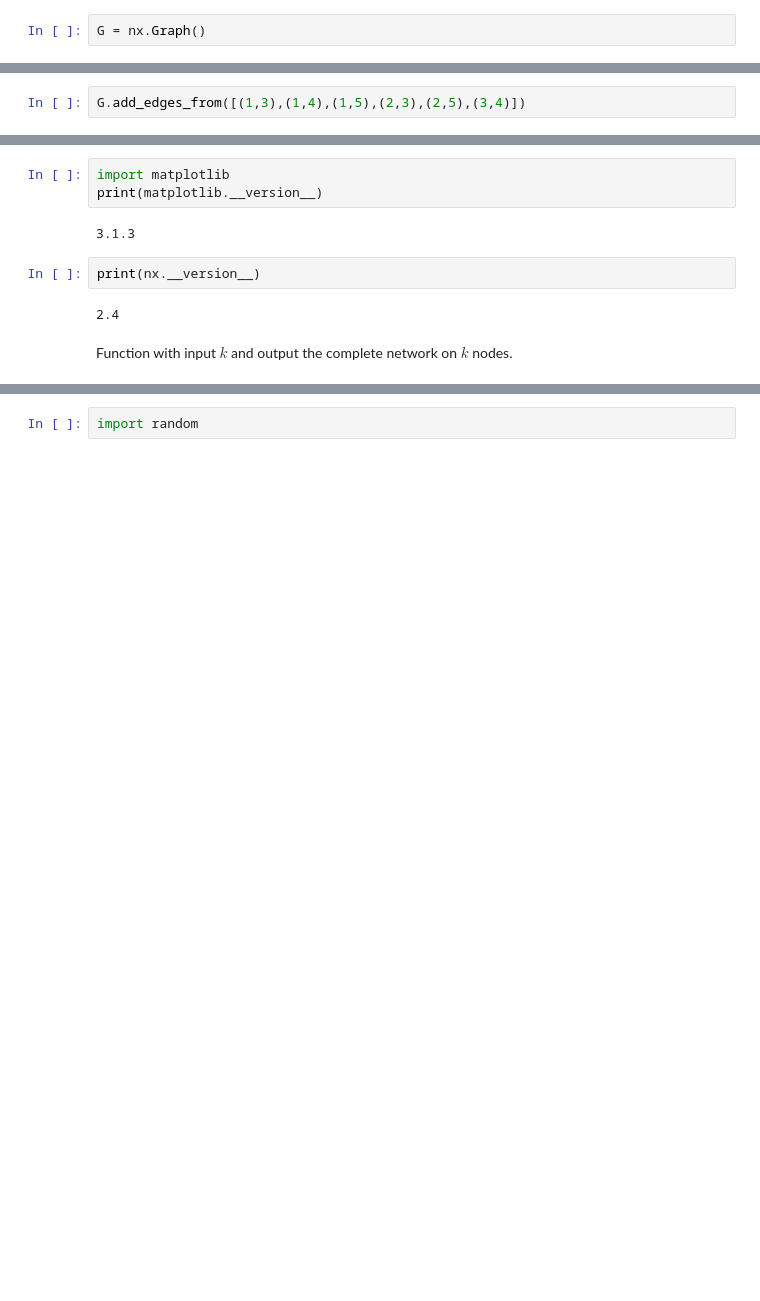
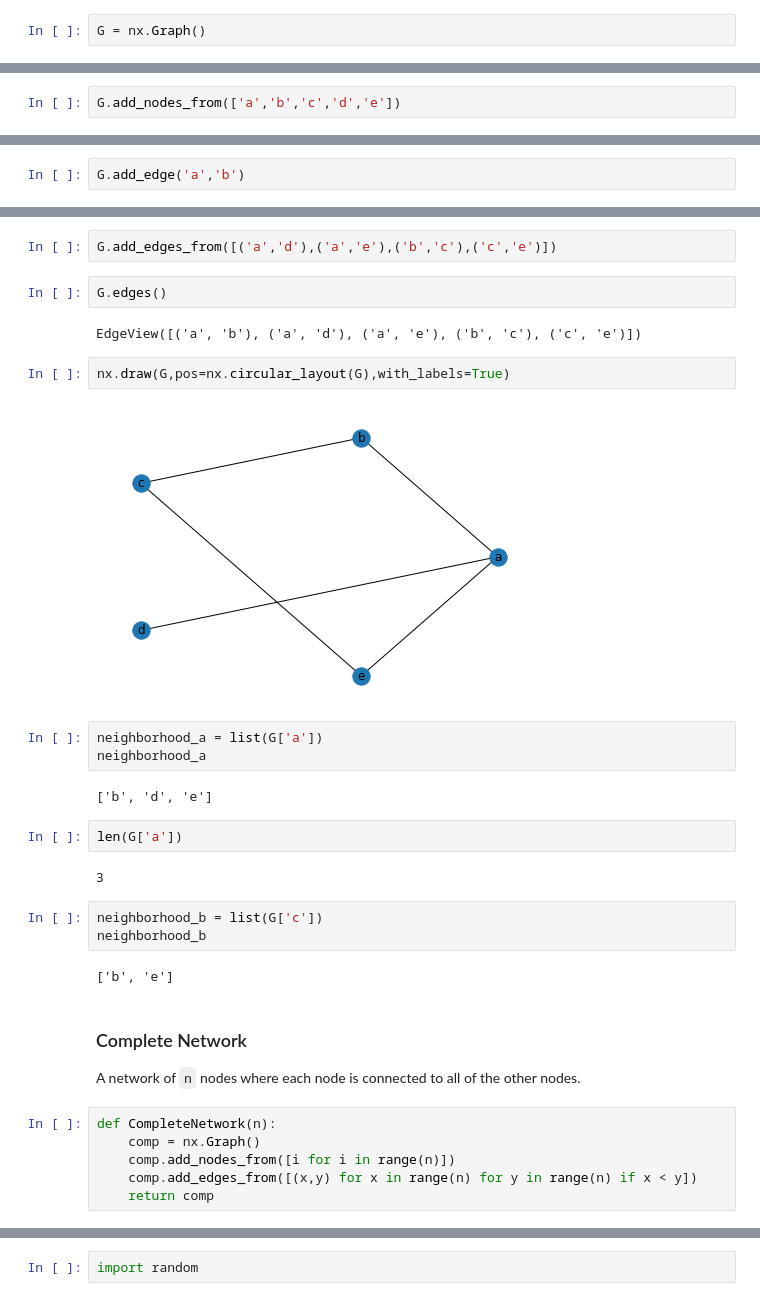
Before and after one commit to rahollis/rahollis.github.io, a Jupyter notebook: _static/week9_in_class.ipynb, the cells around one changed output, grey strips where cells are left out. Saved outputs shown, nothing was run; the diff lists cells and outputs as text; blank space fills up the shorter version.

```diff
--- a/_static/week9_in_class.ipynb
+++ b/_static/week9_in_class.ipynb
@@ -13,2 +26,0 @@ G.add_nodes_from([1,2,3,4,5])
-# %%
-G.add_edges_from([(1,3),(1,4),(1,5),(2,3),(2,5),(3,4)])
@@ -31,3 +31,5 @@ G.degree(1)
+# %%
+G.add_nodes_from(['a','b','c','d','e'])
 # %%
 G.nodes()
 # %% [output]
@@ -35,3 +37,5 @@ NodeView((1, 2, 4, 5))
+# %%
+G.add_edge('a','b')
 # %%
 G.edges()
 # %% [output]
@@ -45,11 +43,34 @@ Other errors that showed up include `AttributeError: module 'matplotlib.cbook' h
-# %%
-import matplotlib
-print(matplotlib.__version__)
-# %% [output]
-3.1.3
-# %%
-print(nx.__version__)
-# %% [output]
-2.4
-# %% [markdown]
-Function with input $k$ and output the complete network on $k$ nodes.
+# %%
+G.add_edges_from([('a','d'),('a','e'),('b','c'),('c','e')])
+# %%
+G.edges()
+# %% [output]
+EdgeView([('a', 'b'), ('a', 'd'), ('a', 'e'), ('b', 'c'), ('c', 'e')])
+# %%
+nx.draw(G,pos=nx.circular_layout(G),with_labels=True)
+# %% [output]
+[figure, added]
+# %%
+neighborhood_a = list(G['a'])
+neighborhood_a
+# %% [output]
+['b', 'd', 'e']
+# %%
+len(G['a'])
+# %% [output]
+3
+# %%
+neighborhood_b = list(G['c'])
+neighborhood_b
+# %% [output]
+['b', 'e']
+# %% [markdown]
+### Complete Network
+
+A network of `n` nodes where each node is connected to all of the other nodes.
+# %%
+def CompleteNetwork(n):
+    comp = nx.Graph()
+    comp.add_nodes_from([i for i in range(n)])
+    comp.add_edges_from([(x,y) for x in range(n) for y in range(n) if x < y])
+    return comp
```
Also changed, not shown: parts of 40 cells of this notebook, 21 other files.
